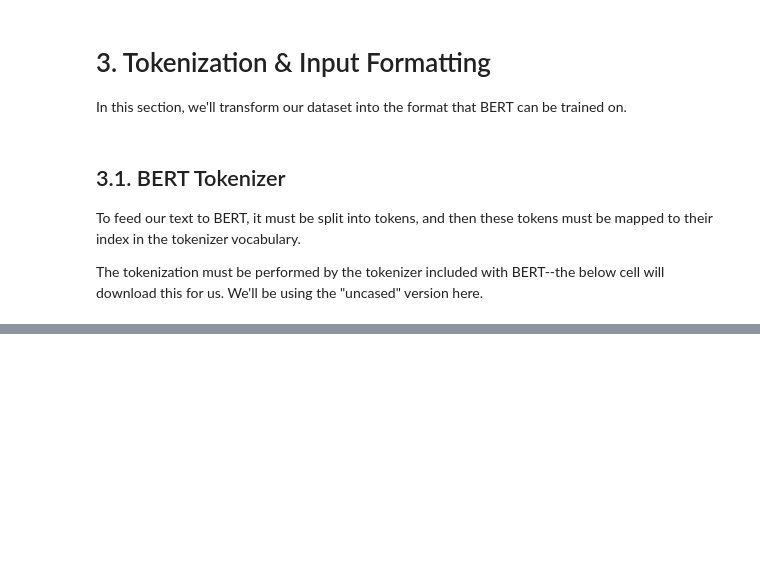
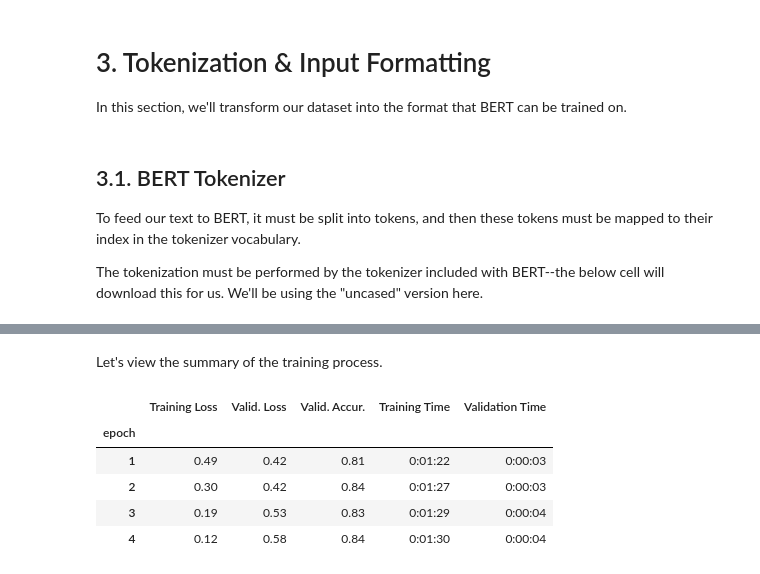
Before and after one commit to margeumkim/BRIDGEMAIL, a Jupyter notebook: BERT_Fine_Tuning.ipynb, the cells around one changed output, grey strips where cells are left out. Drawn from its saved outputs; the diff is of its cells as text; code cells hidden in the pictures; blank space fills up the shorter version.

```diff
--- a/BERT_Fine_Tuning.ipynb
+++ b/BERT_Fine_Tuning.ipynb
@@ -200,0 +477,7 @@ The tokenization must be performed by the tokenizer included with BERT--the belo
+# %%
+# Note: AdamW is a class from the huggingface library (as opposed to pytorch)
+# I believe the 'W' stands for 'Weight Decay fix"
+optimizer = AdamW(model.parameters(),
+                  lr = 2e-5, # args.learning_rate - default is 5e-5, our notebook had 2e-5
+                  eps = 1e-8 # args.adam_epsilon  - default is 1e-8.
+                )
@@ -200,0 +529,8 @@ The tokenization must be performed by the tokenizer included with BERT--the belo
+# %%
+import numpy as np
+
+# Function to calculate the accuracy of our predictions vs labels
+def flat_accuracy(preds, labels):
+    pred_flat = np.argmax(preds, axis=1).flatten()
+    labels_flat = labels.flatten()
+    return np.sum(pred_flat == labels_flat) / len(labels_flat)
@@ -200,0 +785,26 @@ The tokenization must be performed by the tokenizer included with BERT--the belo
+# %% [markdown]
+Let's view the summary of the training process.
+# %%
+import pandas as pd
+
+# Display floats with two decimal places.
+pd.set_option('precision', 2)
+
+# Create a DataFrame from our training statistics.
+df_stats = pd.DataFrame(data=training_stats)
+
+# Use the 'epoch' as the row index.
+df_stats = df_stats.set_index('epoch')
+
+# A hack to force the column headers to wrap.
+#df = df.style.set_table_styles([dict(selector="th",props=[('max-width', '70px')])])
+
+# Display the table.
+df_stats
+# %% [output]
+|  | Training Loss | Valid. Loss | Valid. Accur. | Training Time | Validation Time |
+| epoch |  |  |  |  |  |
+| 1 | 0.49 | 0.42 | 0.81 | 0:01:22 | 0:00:03 |
+| 2 | 0.30 | 0.42 | 0.84 | 0:01:27 | 0:00:03 |
+| 3 | 0.19 | 0.53 | 0.83 | 0:01:29 | 0:00:04 |
+| 4 | 0.12 | 0.58 | 0.84 | 0:01:30 | 0:00:04 |
```
Also changed, not shown: parts of 54 cells of this notebook.
